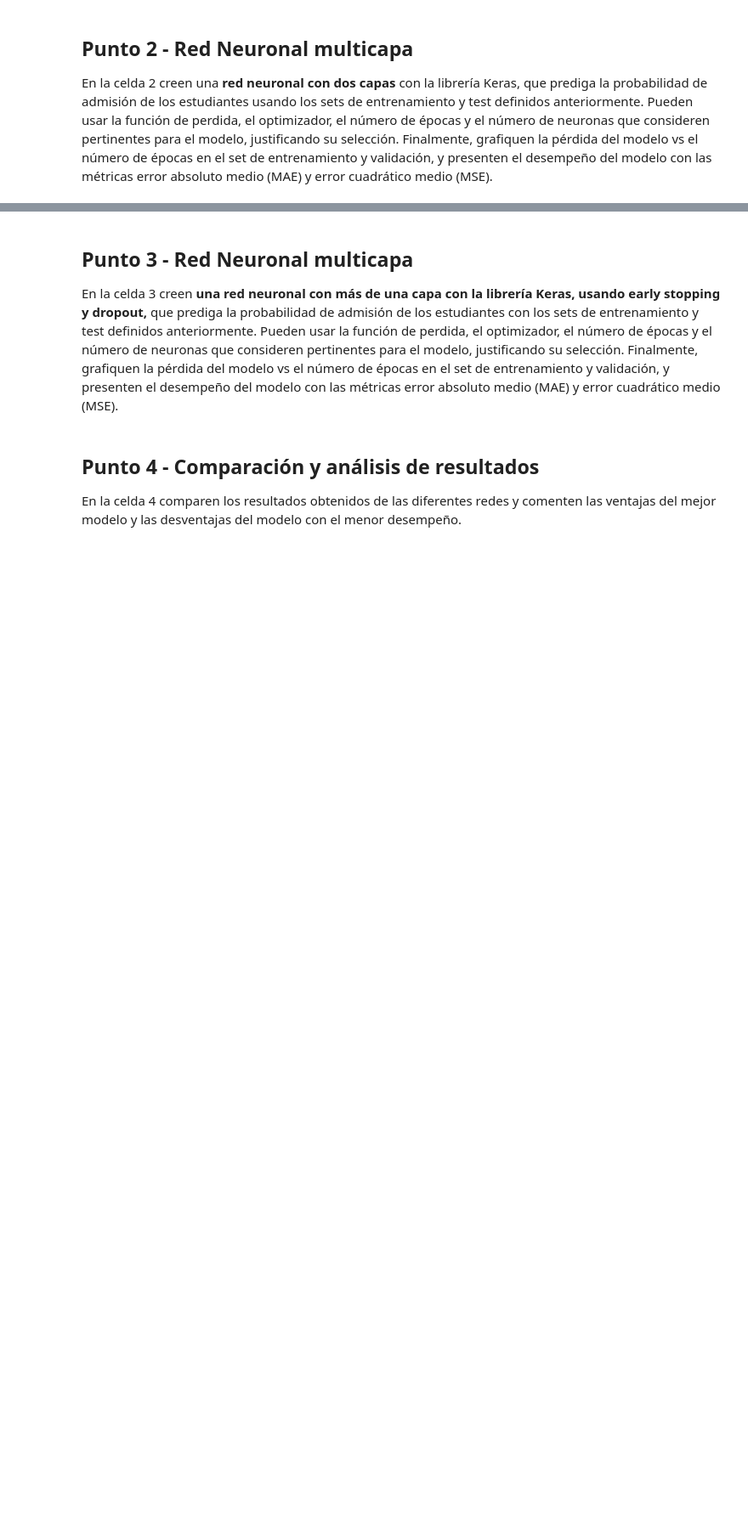
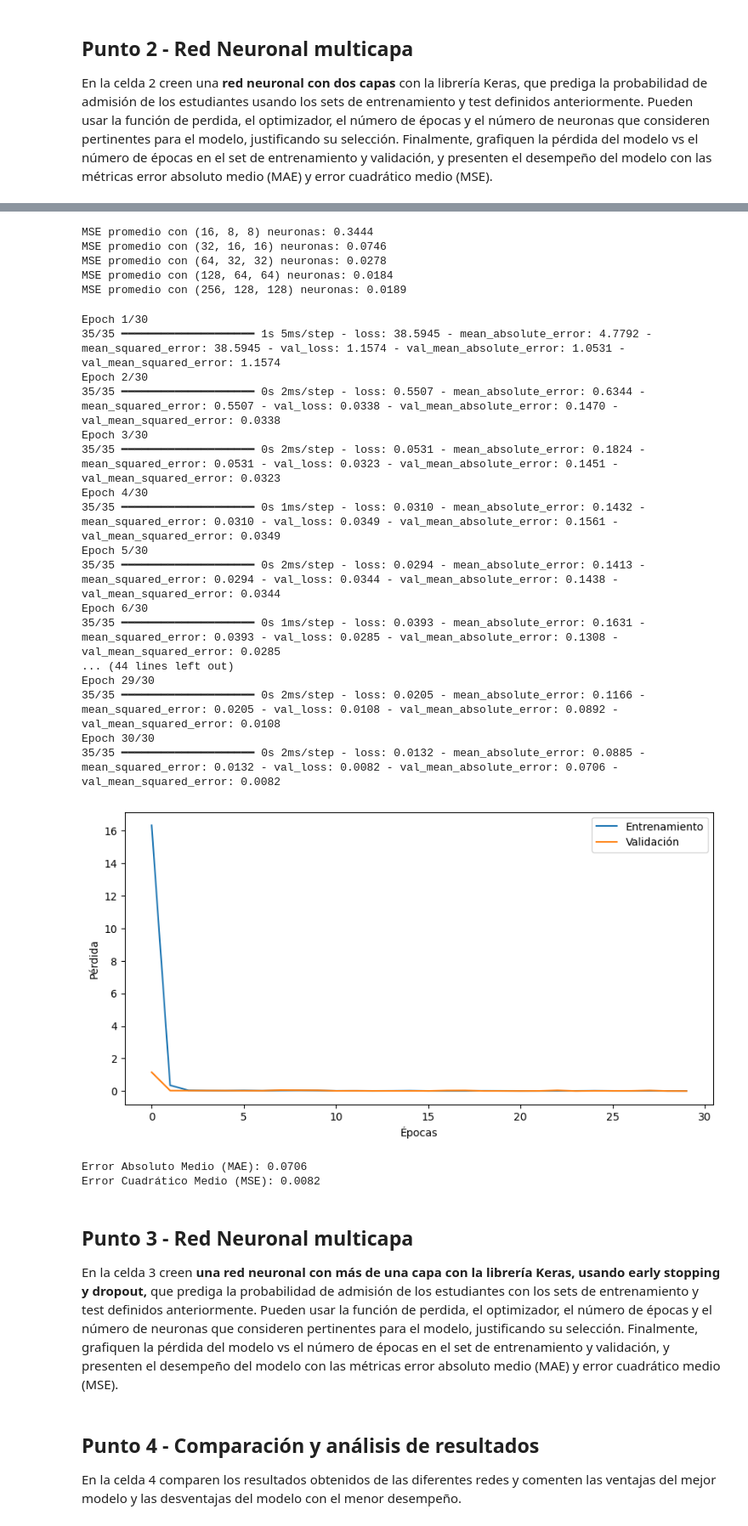
Before and after one commit to davidzarruk/MIAD_NLP_2024, a Jupyter notebook: Semana 6/S6TC1-Redes_Neuronales.ipynb, the cells around one changed output, grey strips where cells are left out. Shown at 85% size. Drawn from its saved outputs; the diff is of its cells as text; code cells hidden in the pictures; blank space fills up the shorter version.

```diff
--- a/Semana 6/S6TC1-Redes_Neuronales.ipynb
+++ b/Semana 6/S6TC1-Redes_Neuronales.ipynb
@@ -56,3 +117,68 @@ En la celda 2 creen una **red neuronal con dos capas** con la librería Keras, q
+# %%
+def crear2(neurons):
+    model = Sequential([
+        Dense(neurons[0], input_dim=xTrain.shape[1], activation='relu'),
+        Dense(neurons[1], activation='relu'),
+        Dense(neurons[2], activation='relu'),
+        Dense(1, activation='linear')
+    ])
+    model.compile(optimizer=Adam(), loss='mean_squared_error')
+    return model
+
+neuronas = [(16, 8, 8), (32, 16, 16), (64, 32, 32), (128, 64, 64), (256, 128, 128)]
+for neurons in neuronas:
+    estimator = KerasRegressor(build_fn=lambda: crear2(neurons), epochs=30, batch_size=10, verbose=0)
+    scores = cross_val_score(estimator, xTrain, yTrain, cv=5, scoring='neg_mean_squared_error')
+    print(f'MSE promedio con {neurons} neuronas: {-scores.mean():.4f}')
+# %% [output]
+MSE promedio con (16, 8, 8) neuronas: 0.3444
+MSE promedio con (32, 16, 16) neuronas: 0.0746
+MSE promedio con (64, 32, 32) neuronas: 0.0278
+MSE promedio con (128, 64, 64) neuronas: 0.0184
+MSE promedio con (256, 128, 128) neuronas: 0.0189
+# %%
+modelo2 = Sequential([
+    Dense(128, input_dim=xTrain.shape[1], activation='relu'),
+    Dense(64, activation='relu'),
+    Dense(64, activation='relu'),
+    Dense(1, activation='linear')
+])
+
+modelo2.compile(optimizer=Adam(), loss='mean_squared_error', metrics=['mean_absolute_error', 'mean_squared_error'])
+historial = modelo2.fit(xTrain, yTrain, epochs=30, batch_size=10, validation_data=(xTest, yTest), verbose=1)
+
+plt.figure(figsize=(10, 5))
+plt.plot(historial.history['loss'], label='Entrenamiento')
+plt.plot(historial.history['val_loss'], label='Validación')
+plt.xlabel('Épocas')
+plt.ylabel('Pérdida')
+plt.legend()
+plt.show()
+
+loss, mae, mse = modelo2.evaluate(xTest, yTest, verbose=0)
+print(f"Error Absoluto Medio (MAE): {mae:.4f}")
+print(f"Error Cuadrático Medio (MSE): {mse:.4f}")
+# %% [output]
+Epoch 1/30
+35/35 ━━━━━━━━━━━━━━━━━━━━ 1s 5ms/step - loss: 38.5945 - mean_absolute_error: 4.7792 - mean_squared_error: 38.5945 - val_loss: 1.1574 - val_mean_absolute_error: 1.0531 - val_mean_squared_error: 1.1574
+Epoch 2/30
+35/35 ━━━━━━━━━━━━━━━━━━━━ 0s 2ms/step - loss: 0.5507 - mean_absolute_error: 0.6344 - mean_squared_error: 0.5507 - val_loss: 0.0338 - val_mean_absolute_error: 0.1470 - val_mean_squared_error: 0.0338
+Epoch 3/30
+35/35 ━━━━━━━━━━━━━━━━━━━━ 0s 2ms/step - loss: 0.0531 - mean_absolute_error: 0.1824 - mean_squared_error: 0.0531 - val_loss: 0.0323 - val_mean_absolute_error: 0.1451 - val_mean_squared_error: 0.0323
+Epoch 4/30
+35/35 ━━━━━━━━━━━━━━━━━━━━ 0s 1ms/step - loss: 0.0310 - mean_absolute_error: 0.1432 - mean_squared_error: 0.0310 - val_loss: 0.0349 - val_mean_absolute_error: 0.1561 - val_mean_squared_error: 0.0349
+Epoch 5/30
+35/35 ━━━━━━━━━━━━━━━━━━━━ 0s 2ms/step - loss: 0.0294 - mean_absolute_error: 0.1413 - mean_squared_error: 0.0294 - val_loss: 0.0344 - val_mean_absolute_error: 0.1438 - val_mean_squared_error: 0.0344
+Epoch 6/30
+35/35 ━━━━━━━━━━━━━━━━━━━━ 0s 1ms/step - loss: 0.0393 - mean_absolute_error: 0.1631 - mean_squared_error: 0.0393 - val_loss: 0.0285 - val_mean_absolute_error: 0.1308 - val_mean_squared_error: 0.0285
+... (44 lines left out)
+Epoch 29/30
+35/35 ━━━━━━━━━━━━━━━━━━━━ 0s 2ms/step - loss: 0.0205 - mean_absolute_error: 0.1166 - mean_squared_error: 0.0205 - val_loss: 0.0108 - val_mean_absolute_error: 0.0892 - val_mean_squared_error: 0.0108
+Epoch 30/30
+35/35 ━━━━━━━━━━━━━━━━━━━━ 0s 2ms/step - loss: 0.0132 - mean_absolute_error: 0.0885 - mean_squared_error: 0.0132 - val_loss: 0.0082 - val_mean_absolute_error: 0.0706 - val_mean_squared_error: 0.0082
+[figure, added]
+Error Absoluto Medio (MAE): 0.0706
+Error Cuadrático Medio (MSE): 0.0082
 # %% [markdown]
 ## Punto 3  - Red Neuronal multicapa
 
```
Also changed, not shown: parts of 6 cells of this notebook.
